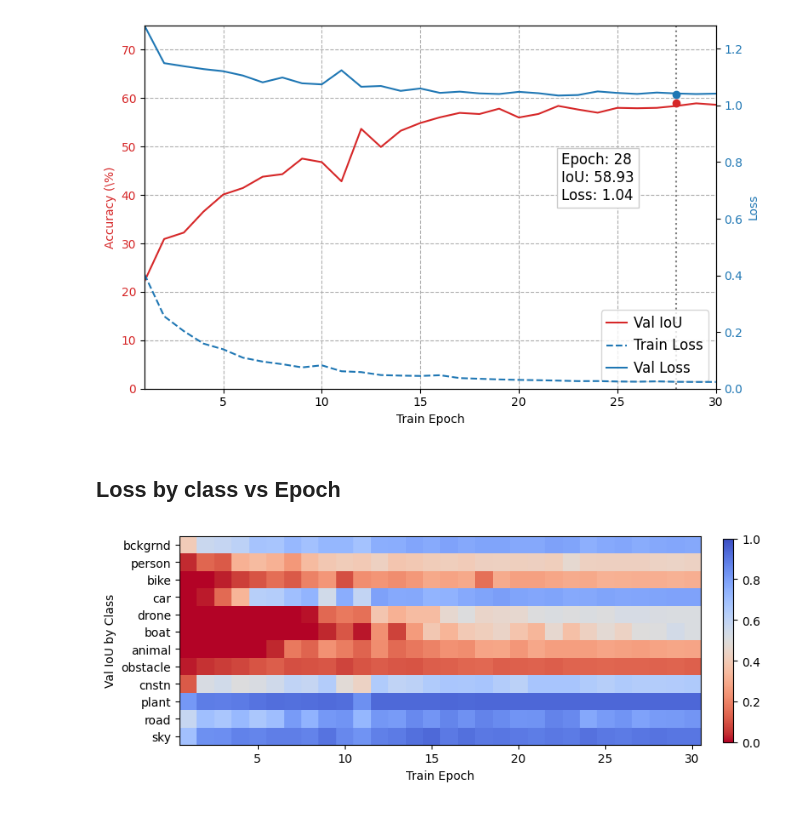
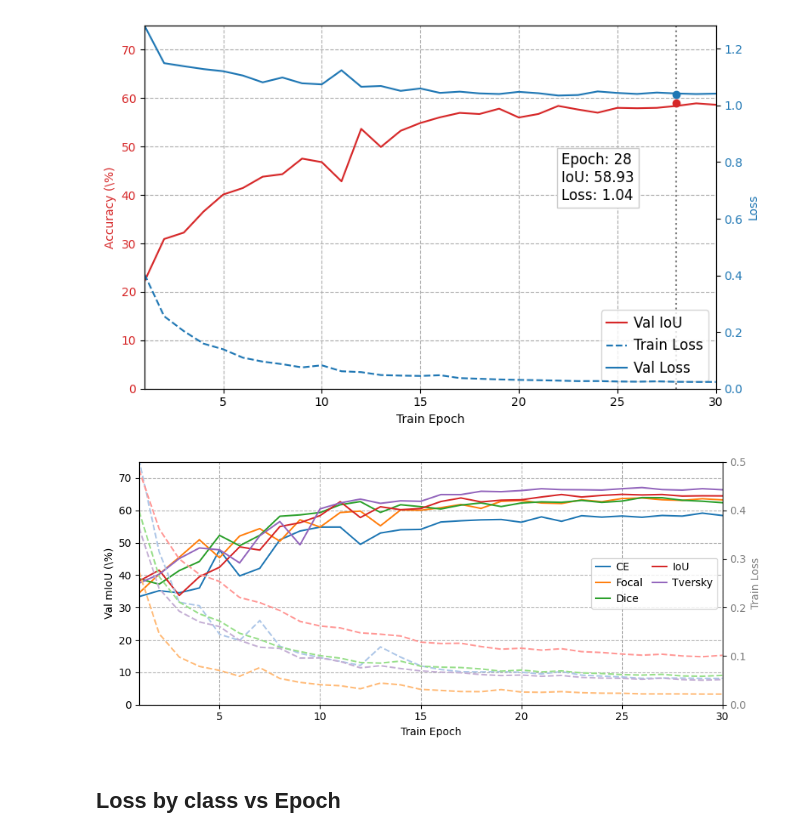
Before and after one commit to nyLiao/Aeroscapes, a Jupyter notebook: visualization/train_curve.ipynb, the cells around one changed output. Cells and saved outputs as stored; diff of their text form; code cells hidden in the pictures.

```diff
--- a/visualization/train_curve.ipynb
+++ b/visualization/train_curve.ipynb
@@ -10,7 +10,7 @@ import matplotlib.pyplot as plt
 # from matplotlib import rc
 # rc('font', family='Times New Roman', size='20')
 # %%
-issave = False
+issave = True
 # %% [markdown]
 ## Loss vs epoch
 # %%
@@ -96,3 +119,38 @@ fig = plot_dual_call(dir_save, dir_flag)
+# %%
+tloss_dict = {}
+viou_dict = {}
+for l, f in zip(loss_lst, flag_lst):
+    loss_tra, loss_val, acc_val = get_log(f)
+    tloss_dict[l] = loss_tra
+    viou_dict[l] = acc_val
+# %%
+fig, ax_acc = plt.subplots(figsize=(9, 4))
+ax_los = ax_acc.twinx()
+cm = plt.cm.tab20(np.arange(0, 20))
+
+for i, l in enumerate(loss_lst):
+    ax_acc.plot(np.arange(1, 31), viou_dict[l][:30], '-', color=cm[2*i], label=l)
+    ax_los.plot(np.arange(1, 31), tloss_dict[l][:30], '--', color=cm[2*i+1])
+
+ax_acc.set_xlabel('Train Epoch')
+ax_acc.set_xlim([1, 30])
+ax_acc.set_ylabel('Val mIoU (\%)', color='k')
+ax_acc.set_ylim([0, 75])
+ax_acc.tick_params(axis='y', labelcolor='k')
+ax_acc.grid(True, ls='--')
+ax_los.set_ylabel('Train Loss', color=cm[14])
+ax_los.set_ylim([0, 0.5])
+ax_los.tick_params(axis='y', labelcolor=cm[14])
+ax_los.grid(False)
+
+ax_acc.legend(ncol=2, loc=5,
+            columnspacing=0.9, handlelength=1.4, handletextpad=0.5,)
+
+fig.tight_layout()
+if issave:
+    fig.savefig('./figs/train_curve.pdf', bbox_inches='tight')
+# %% [output]
+[figure, added]
 # %% [markdown]
 ## Loss by class vs Epoch
 # %%
@@ -131,7 +189 @@ def plot_class_call(dir_save, dir_flag):
     return fig
-# %%
-dir_save = '../saved_models/'
-dir_flag = 'unet/focalloss_1114'
-fig = plot_class_call(dir_save, dir_flag)
-# %% [output]
-[figure, removed]
```
Also changed, not shown: parts of 5 cells of this notebook, 9 other files.
